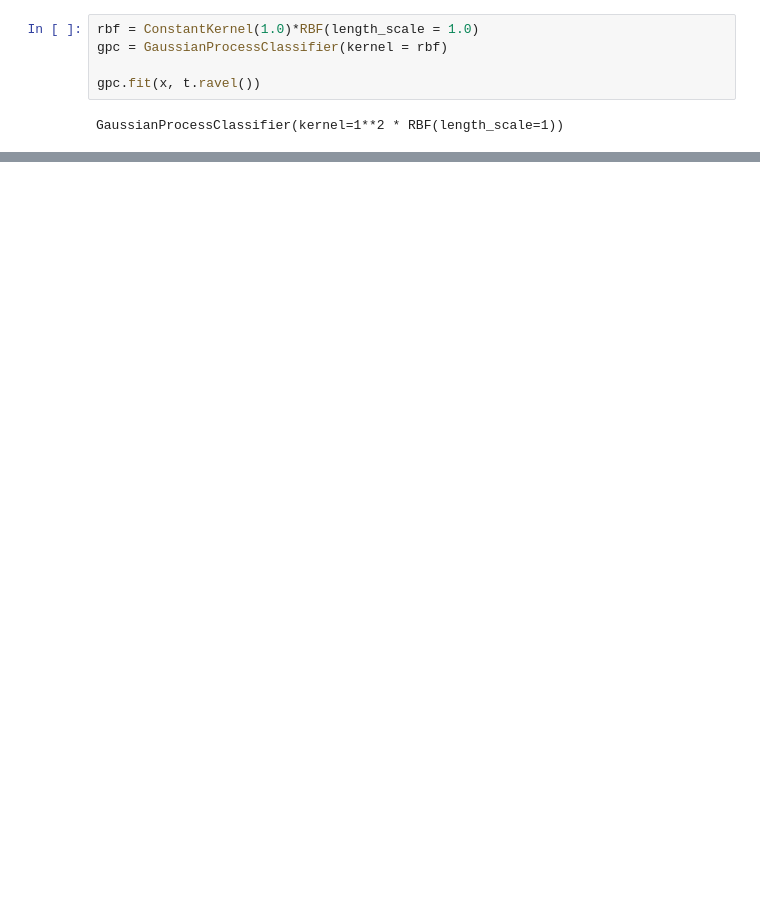
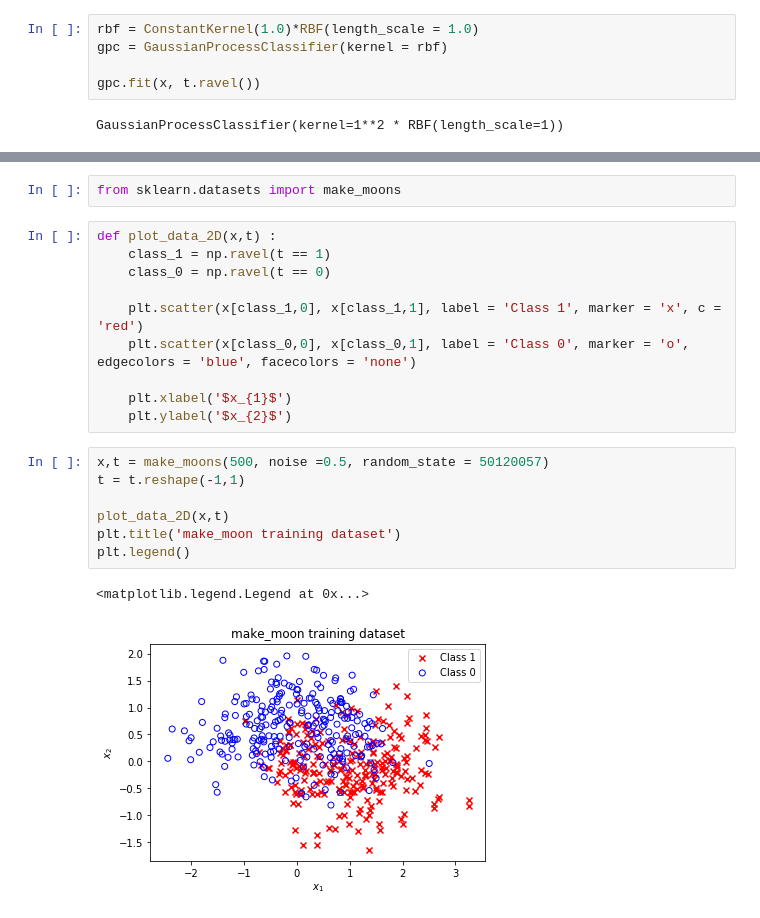
Before and after one commit to seolbluewings/Python, a Jupyter notebook: Gaussian Process.ipynb, the cells around one changed output, grey strips where cells are left out. Saved outputs shown, nothing was run; the diff lists cells and outputs as text; blank space fills up the shorter version.

```diff
--- a/Gaussian Process.ipynb
+++ b/Gaussian Process.ipynb
@@ -157,0 +175,22 @@ plt.legend()
+# %%
+from sklearn.datasets import make_moons
+# %%
+def plot_data_2D(x,t) :
+    class_1 = np.ravel(t == 1)
+    class_0 = np.ravel(t == 0)
+
+    plt.scatter(x[class_1,0], x[class_1,1], label = 'Class 1', marker = 'x', c = 'red')
+    plt.scatter(x[class_0,0], x[class_0,1], label = 'Class 0', marker = 'o', edgecolors = 'blue', facecolors = 'none')
+
+    plt.xlabel('$x_{1}$')
+    plt.ylabel('$x_{2}$')
+# %%
+x,t = make_moons(500, noise =0.5, random_state = 50120057)
+t = t.reshape(-1,1)
+
+plot_data_2D(x,t)
+plt.title('make_moon training dataset')
+plt.legend()
+# %% [output]
+<matplotlib.legend.Legend at 0x...>
+[figure, added]
```
Also changed, not shown: parts of 19 cells of this notebook.
